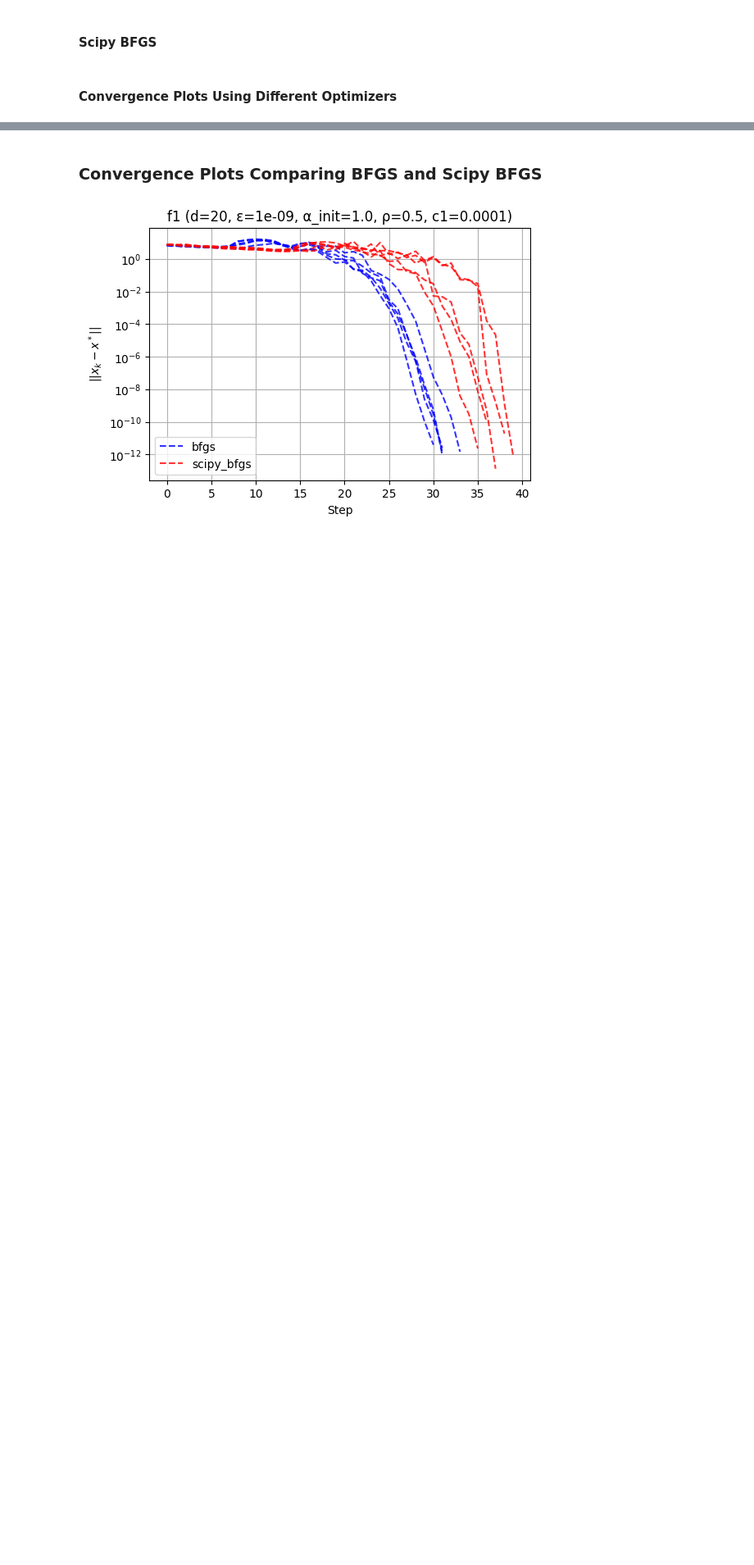
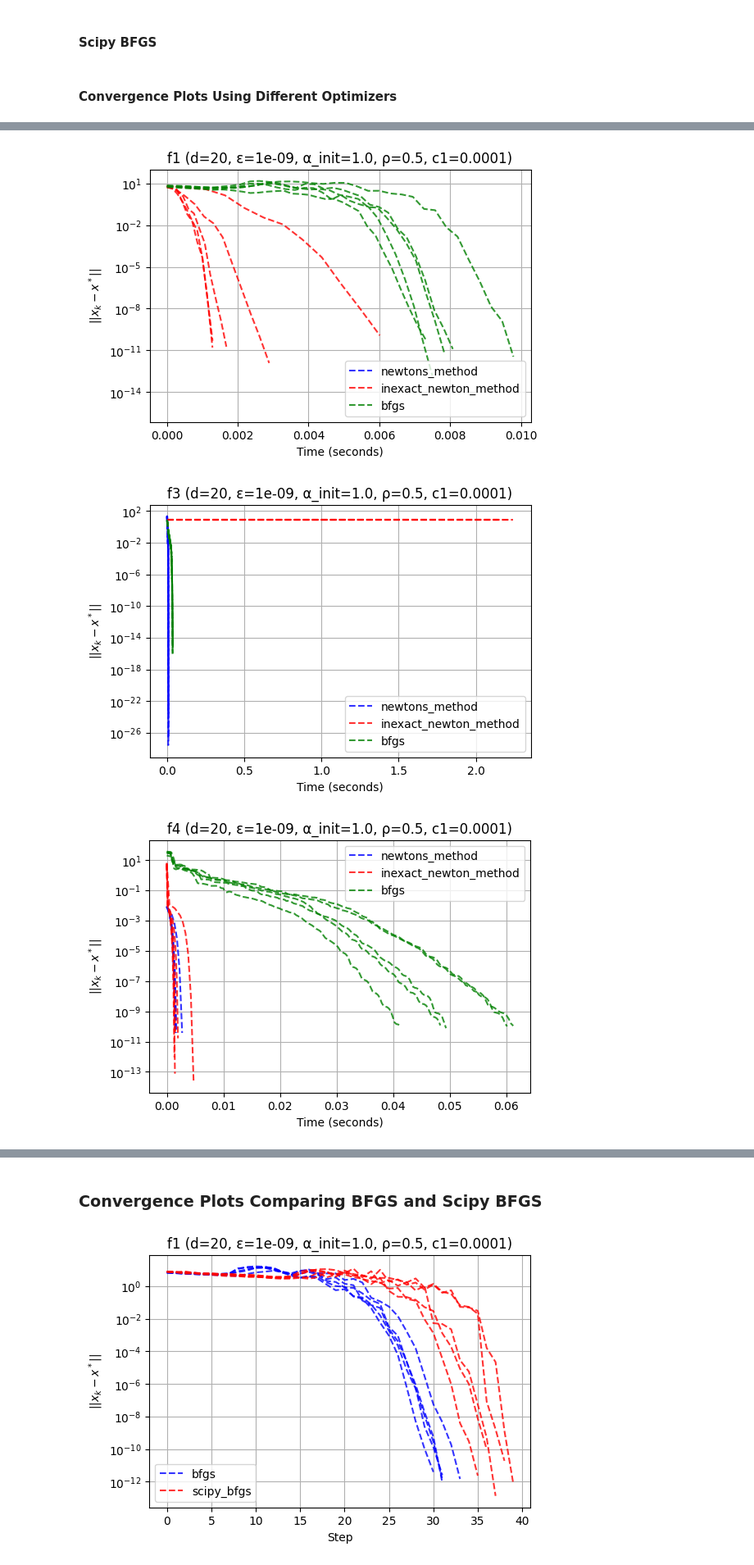
Before and after one commit to mVigholt/NO, a Jupyter notebook: Week 4/Assignment_4.ipynb, the cells around one changed output, grey strips where cells are left out. Shown at 82% size. Drawn from its saved outputs; the diff is of its cells as text; code cells hidden in the pictures; blank space fills up the shorter version.

Commit message:
Added time comparison

```diff
--- a/Week 4/Assignment_4.ipynb
+++ b/Week 4/Assignment_4.ipynb
@@ -275,0 +278,72 @@ test_optimizers_on_function_distance(functions, optimizers, dimension=2, alpha_i
+# %%
+import time
+
+def test_optimizers_on_function_distance(functions, optimizers, dimension=20, alpha_init=1.0, rho=0.5, c1=1e-4, c2=0.9, epsilon=1e-9, max_iter=1000, num_runs=5):
+
+    colors = ['b', 'red', 'green', 'orange', 'purple']  # Assign unique colors for each run
+
+    for f, df, Hf in functions:
+        plt.figure(figsize=(6, 4))
+        plt.title(f"{f.__name__} (d={dimension}, ε={epsilon:.0e}, α_init={alpha_init}, ρ={rho}, c1={c1})")
+
+        for opt_idx, opt in enumerate(optimizers):
+            color = colors[opt_idx % len(colors)]  # Assign color based on optimizer index
+
+            for run in range(num_runs):
+                x0 = np.random.uniform(-3, 3, size=dimension)  # Generate a random starting point
+
+                # Measure time for each iteration
+                start_time = time.time()
+
+                if opt == bfgs:
+                    xs, _ = opt(f, df, x0, c1, c2, epsilon, max_iter)
+                elif opt == scipy_bfgs:
+                    xs, _ = opt(f, df, x0, max_iter, epsilon)
+                elif opt == newtons_method:
+                    xs, _ = opt(f, df, Hf, x0, epsilon, max_iter, alpha_init, rho, c1)
+                elif opt == inexact_newton_method:
+                    xs, _ = opt(f, df, Hf, x0, epsilon, max_iter, alpha_init, rho, c1, eta_schedule="superlinear")
+
+                end_time = time.time()
+                total_time = end_time - start_time
+
+                # Compute distances to optimum
+                optimal = x_opt(f.__name__, dimension)
+                distances = [np.linalg.norm(x - optimal) for x in xs]
+
+                # Create time points for each iteration
+                # Assuming uniform time distribution across iterations
+                times = np.linspace(0, total_time, len(distances))
+
+                # Plot the distances for each run
+                label = f"{opt.__name__}" if run == 0 else ""
+                plt.plot(times, distances, linestyle='--', color=color, alpha=0.8, label=label)
+
+        plt.xlabel("Time (seconds)")
+        plt.ylabel(r"$||x_k - x^*||$")
+        plt.yscale("log")  # Log scale
+        plt.grid()
+        plt.legend()
+        plt.show()
+
+functions = [
+    (f1, df1, Hf1),
+    (f3, df3, Hf3),
+    (f4, df4, Hf4),
+    (f5, df5, Hf5),
+]
+
+optimizers = [newtons_method, inexact_newton_method, bfgs]
+
+test_optimizers_on_function_distance(functions, optimizers, dimension=20, alpha_init=1.0, rho=0.5, c1=1e-4, c2=0.9, epsilon=1e-9, max_iter=1000, num_runs=5)
+
+functions = [
+    (f2, df2, Hf2)]
+
+optimizers = [newtons_method, inexact_newton_method, bfgs]
+
+test_optimizers_on_function_distance(functions, optimizers, dimension=2, alpha_init=1.0, rho=0.5, c1=1e-4, c2=0.9, epsilon=1e-9, max_iter=1000, num_runs=5)
+# %% [output]
+[figure, added]
+[figure, added]
+[figure, added]
```
Also changed, not shown: parts of 4 cells of this notebook.
